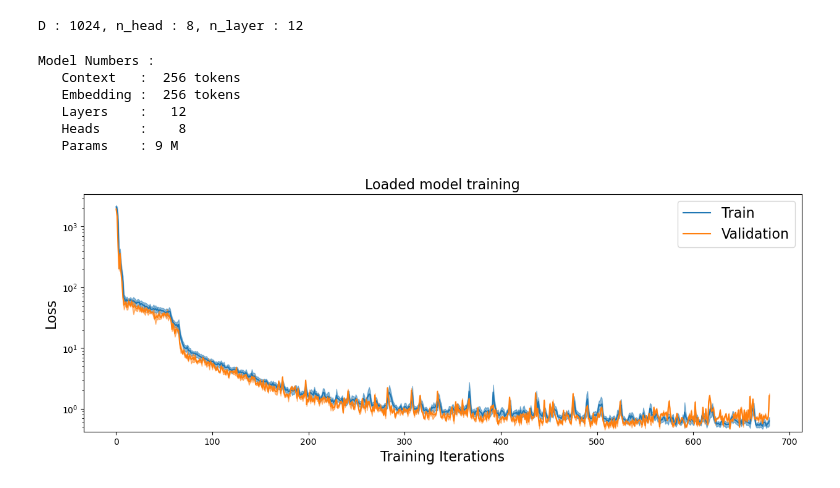
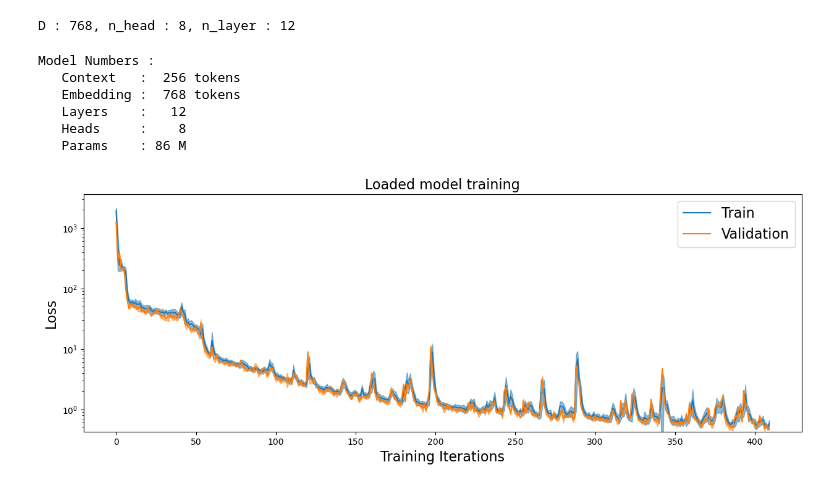
Before and after one commit to emenier/RANSformer, a Jupyter notebook: RANSFormer.ipynb, the cells around one changed output. Cells and saved outputs as stored; diff of their text form; code cells hidden in the pictures.

```diff
--- a/RANSFormer.ipynb
+++ b/RANSFormer.ipynb
@@ -21,7 +21,7 @@ outfile = 'formatted_AirfRANS.h5'
 # %%
 dataset = H5RansDataset(osp.join(data_dir,outfile))
 
-savedir = '/home/tau/emenier/data/AirfRANS/runs/small_run/'
+savedir = '/home/tau/emenier/data/AirfRANS/runs/run_4/'
 
 batch_size = 64 # how many independent sequences will we process in parallel?
 lr = 3e-4
@@ -29,7 +29,7 @@ device = torch.device('cuda') if torch.cuda.is_available() else torch.device('cp
 dtype = torch.float32
 P = 16
 C = 1
-D = 1024
+D = 768
 image_size = dataset.N
 C_out = 2
 n_layers = 12
@@ -53,20 +53,20 @@ generator_vit = miniGPT.ViT.GeneratorViT(P, C, D, C_out, n_layers, n_heads,
 trainer = AirfRANSGPTtrainer(generator_vit,lr,
                     checkpoint_path=savedir,wd=0.,parallel=True)
 # %% [output]
-D : 1024, n_head : 8, n_layer : 12
+D : 768, n_head : 8, n_layer : 12
 # %%
-dic = trainer.load('last_model.trch')
+dic = trainer.load('best_model.trch')
 trainer.gpt_model.eval()
 miniGPT.plot_utils.model_numbers(generator_vit,N,n_layers,D, n_heads)
 miniGPT.plot_utils.plot_losses(dic)
 # %% [output]
 Model Numbers :
    Context   :  256 tokens
-   Embedding :  256 tokens
+   Embedding :  768 tokens
    Layers    :   12
    Heads     :    8
-   Params    : 9 M
+   Params    : 86 M
-[figure, old version]
+[figure, new version]
 # %%
 loader = miniGPT.train_utils.MyLoader(val_dataset,2,len(dataset)//2,torch.device('cpu'))
 # %%
```
Also changed, not shown: parts of 3 cells of this notebook.
